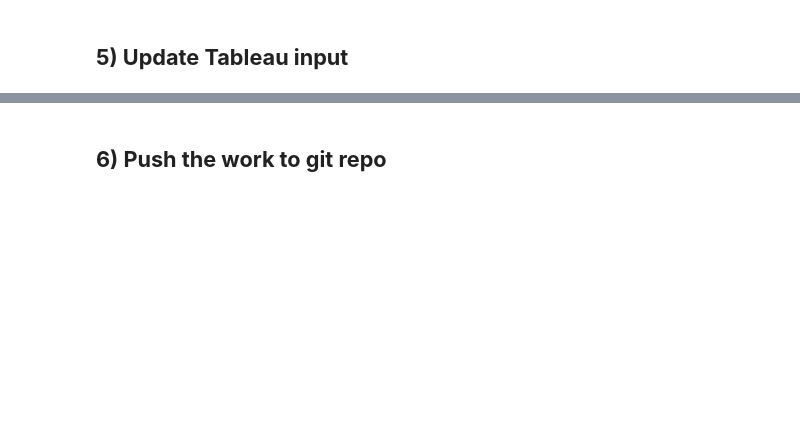
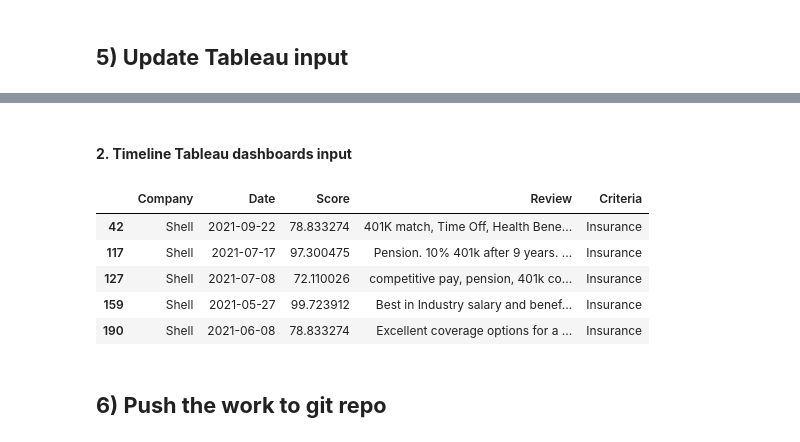
Before and after one commit to pentagramswheel/envisioning, a Jupyter notebook: Final Project/run-to-update/Run_to_update.ipynb, the cells around one changed output, grey strips where cells are left out. Drawn from its saved outputs; the diff is of its cells as text; code cells hidden in the pictures; blank space fills up the shorter version.

```diff
--- a/Final Project/run-to-update/Run_to_update.ipynb
+++ b/Final Project/run-to-update/Run_to_update.ipynb
@@ -163,3 +186,15 @@ display(Tableau_input_general.head())
+# %% [markdown]
+#### **2. Timeline Tableau dashboards input**
+# %%
+Tableau_timeline_S = notebook_script.generate_tableau_timeline(all_reviews_S, root_path)
+display(Tableau_timeline_S.head())
+# %% [output]
+|  | Company | Date | Score | Review | Criteria |
+| 42 | Shell | 2021-09-22 | 78.833274 | 401K match, Time Off, Health Bene... | Insurance |
+| 117 | Shell | 2021-07-17 | 97.300475 | Pension. 10% 401k after 9 years. ... | Insurance |
+| 127 | Shell | 2021-07-08 | 72.110026 | competitive pay, pension, 401k co... | Insurance |
+| 159 | Shell | 2021-05-27 | 99.723912 | Best in Industry salary and benef... | Insurance |
+| 190 | Shell | 2021-06-08 | 78.833274 | Excellent coverage options for a ... | Insurance |
 # %% [markdown]
 ## **6) Push the work to git repo**
 # %%
```
Also changed, not shown: parts of 11 cells of this notebook, 1 other file.
